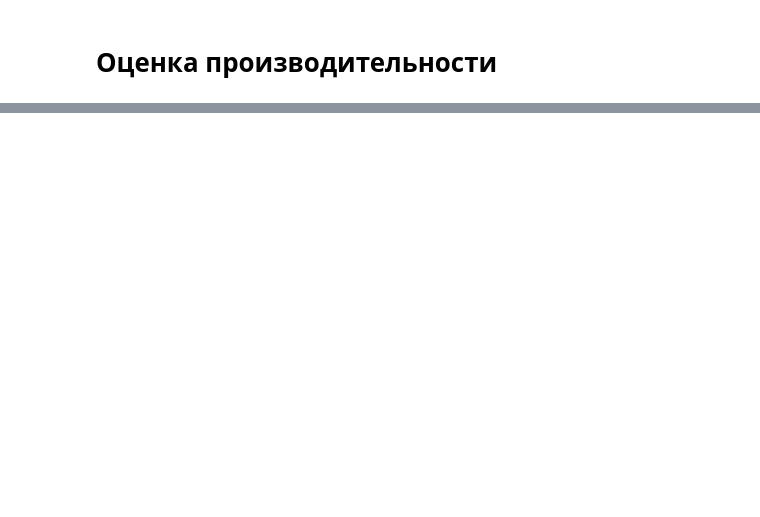
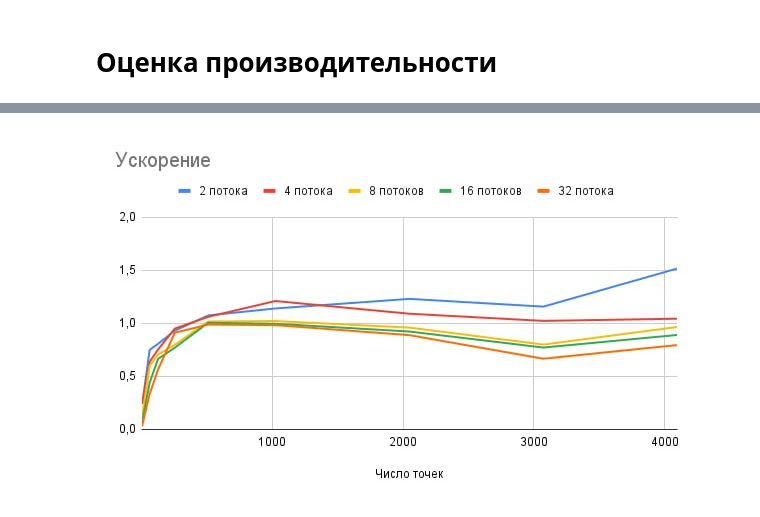
Before and after one commit to yualapshina/distrib-lab1, a Jupyter notebook: distrib_lab1_env.ipynb, the cells around one changed output, grey strips where cells are left out. Cells and saved outputs as stored; diff of their text form; code cells hidden in the pictures; blank space fills up the shorter version.

```diff
--- a/distrib_lab1_env.ipynb
+++ b/distrib_lab1_env.ipynb
@@ -148,0 +152,4 @@ HTML(animation.to_html5_video())
+# %%
+Image('distrib-lab1/pictures/speedup.jpeg')
+# %% [output]
+[figure, added]
```
Also changed, not shown: parts of 10 cells of this notebook.
